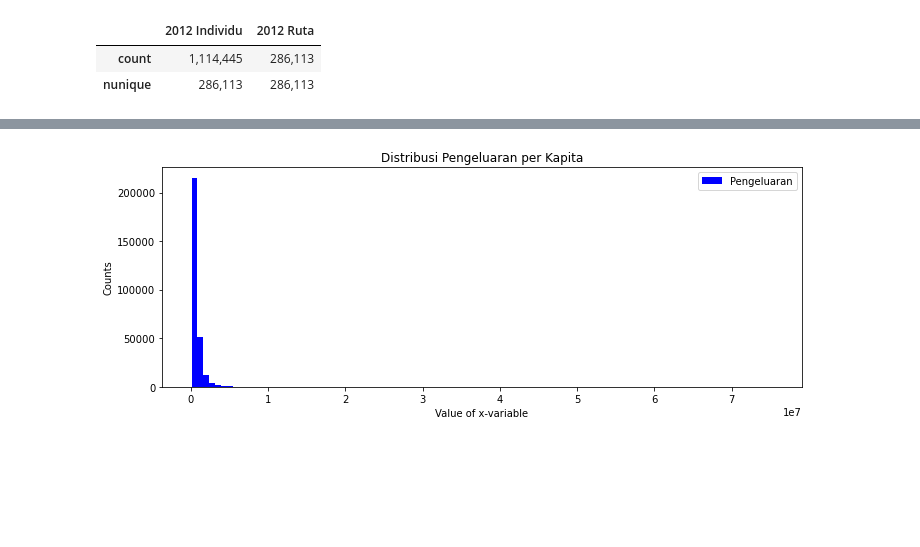
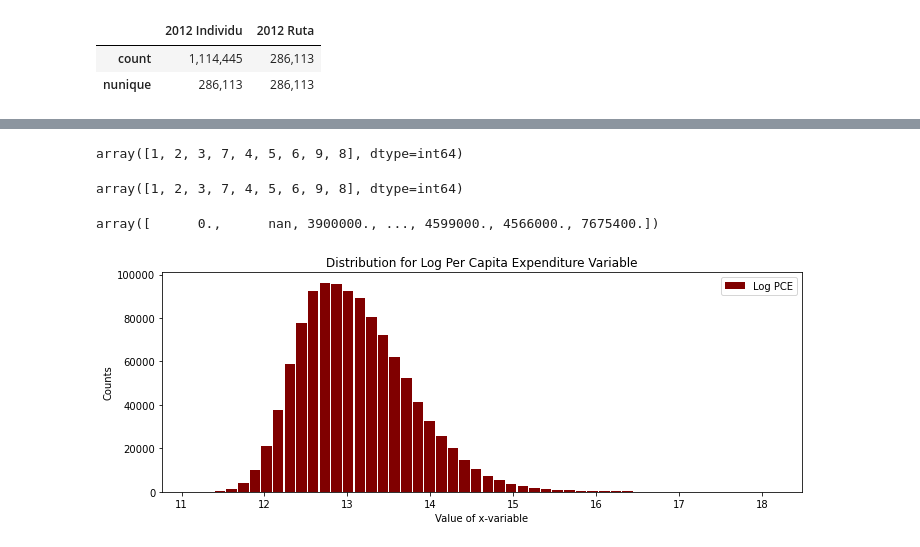
Before and after one commit to fajarsenoadi/Project-Lab---Susenas, a Jupyter notebook: Project Lab - Jumlah Anak di Rumah Tangga 2012.ipynb, the cells around one changed output, grey strips where cells are left out. Saved outputs shown, nothing was run; the diff lists cells and outputs as text; code cells hidden in the pictures; blank space fills up the shorter version.

```diff
--- a/Project Lab - Jumlah Anak di Rumah Tangga 2012.ipynb
+++ b/Project Lab - Jumlah Anak di Rumah Tangga 2012.ipynb
@@ -85,0 +157,2 @@ plot_describe
+# %%
+susenas_ki_copy = susenas_ki.copy()
@@ -86,10 +188,8 @@ plot_describe
 # %%
 # Subsetting Dataset to Selected Variables
-# Variabel yang dicari adalah jumlah anak
-
-df_raw = susenas_krt[['URUT','B1R1','B1R2','B1R5', 'B2R1', 'B2R2', 'B2R3', 'B2R4', 'B2R5','EXP_CAP']]
+anak_penghasilan = susenas_ki_copy[['URUT','B1R1','B1R2', 'HB', 'UMUR','KWN','EXP_CAP','WEIND']]
 
 # Creating District Identifier
-df_raw=df_raw.assign(bps_2009=df_raw['B1R1']*100+df_raw['B1R2'])
-df_raw.head()
+anak_penghasilan=anak_penghasilan.assign(bps_2009=susenas_ki_copy['B1R1']*100+susenas_ki_copy['B1R2'])
+anak_penghasilan.head()
 # %% [output]
@@ -114,14 +215,28 @@ df_raw.describe()
+# %%
+anak_penghasilan.HB.unique()
+# %% [output]
+array([1, 2, 3, 7, 4, 5, 6, 9, 8], dtype=int64)
+# %%
+susenas_ki_copy.HB.unique()
+# %% [output]
+array([1, 2, 3, 7, 4, 5, 6, 9, 8], dtype=int64)
+# %%
+susenas_ki_copy.B5R29.unique()
+# %% [output]
+array([      0.,      nan, 3900000., ..., 4599000., 4566000., 7675400.])
 # %%
-# Histogram for Age Variable
-plot_umur = df_raw['EXP_CAP']
+# Histogram for Log Expenditure per Capita Variable
 
-plot_umur.plot.hist(grid=False, bins=99, rwidth=1,color='blue',label='Pengeluaran')
-plt.title('Distribusi Pengeluaran per Kapita')
+anak_penghasilan=anak_penghasilan.assign(log_exp_cap=np.log(anak_penghasilan['EXP_CAP']))
+plot_exp = anak_penghasilan['log_exp_cap']
+
+plot_exp.plot.hist(grid=False, bins=50, rwidth=0.9,color='maroon',label='Log PCE')
+plt.title('Distribution for Log Per Capita Expenditure Variable')
 plt.xlabel('Value of x-variable')
 plt.ylabel('Counts')
 plt.legend(loc="best")
 plt.tight_layout()
-plt.rcParams['figure.figsize'] = [10, 4]
+plt.rcParams['figure.figsize'] = [8, 4]
 plt.show()
 # %% [output]
-[figure, old version]
+[figure, new version]
```
Also changed, not shown: parts of 23 cells of this notebook.
